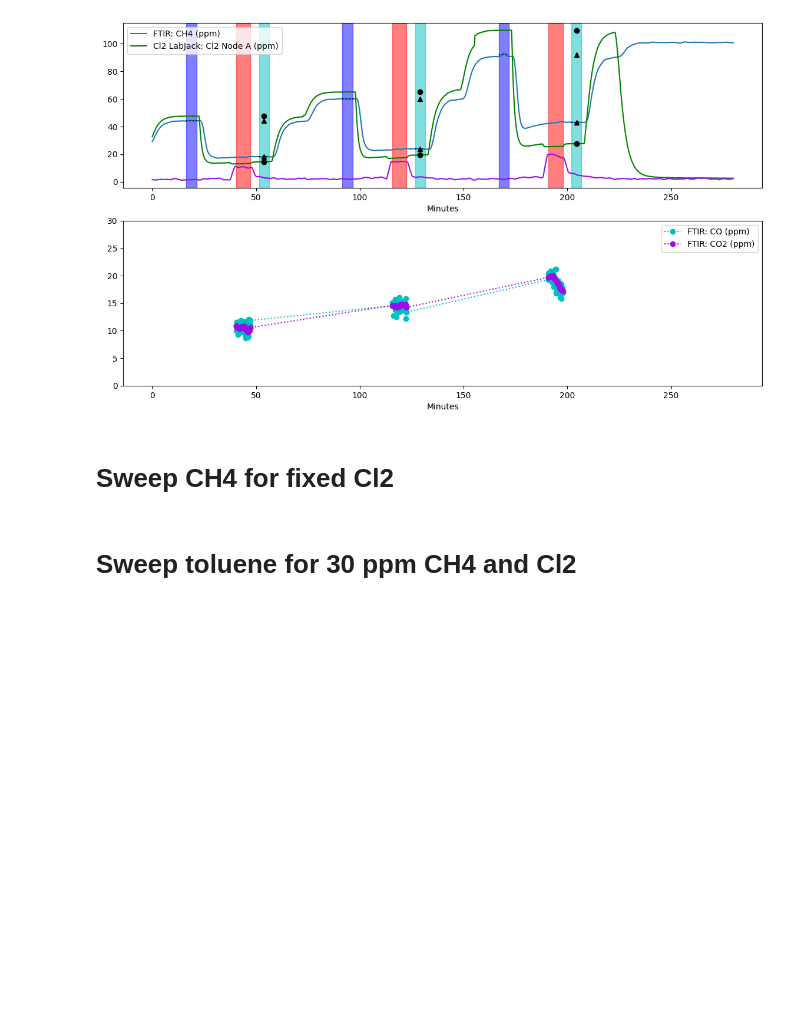
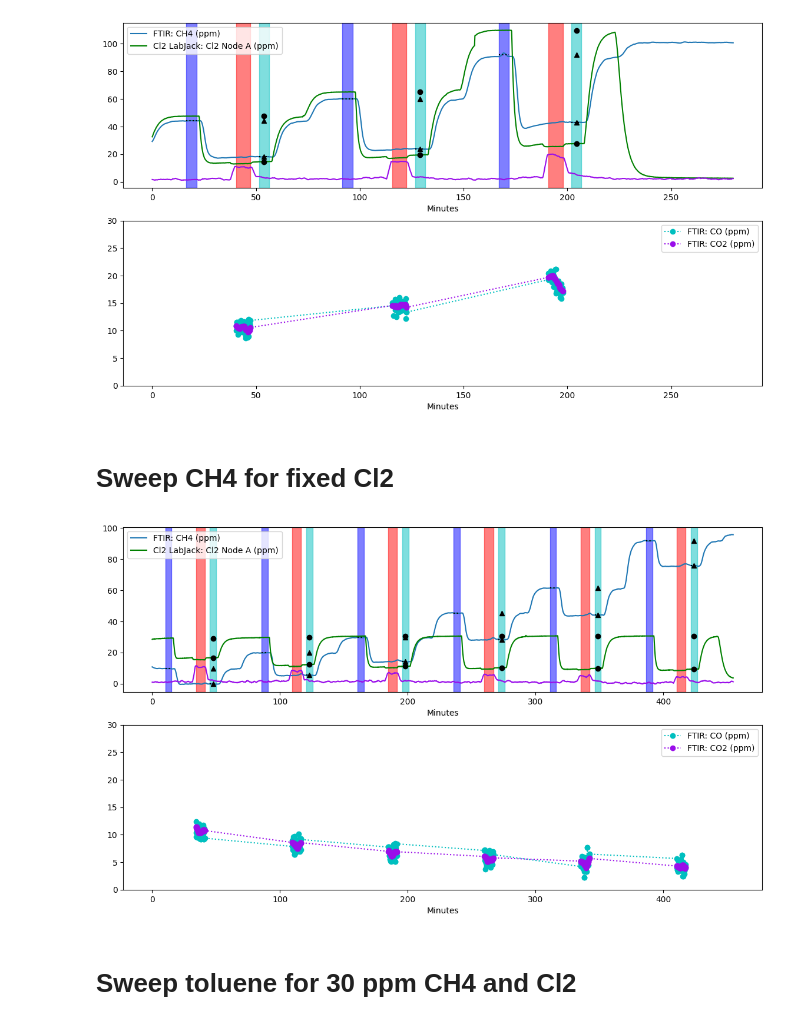
Before and after one commit to richardsrandall/Fall-2024-Cl2, a Jupyter notebook: 09-29 Cl2 Campaign Redo 1/09-29_process_cl2_data.ipynb, the cells around one changed output. Saved outputs shown, nothing was run; the diff lists cells and outputs as text; code cells hidden in the pictures; blank space fills up the shorter version.

```diff
--- a/09-29 Cl2 Campaign Redo 1/09-29_process_cl2_data.ipynb
+++ b/09-29 Cl2 Campaign Redo 1/09-29_process_cl2_data.ipynb
@@ -184,5 +184,42 @@ pass
 [figure]
 # %% [markdown]
 <h1>Sweep CH4 for fixed Cl2</h1>
+# %%
+importlib.reload(process_cl2)
+current_experiment = '09-30-24 Sweep CH4 (10-90 ppm)'
+rf.dump_experiment(current_experiment)
+data[current_experiment]['Cl2 LabJack: Cl2 Node A (ppm)'] =  calibrate_cl2(data[current_experiment]['Cl2 LabJack: Cl2 Node A (mV)'])
+
+# Prep the plot region
+(fig, axs) = plt.subplots(nrows=2,figsize=(14,8),sharex=True)
+
+# Process the bypass periods
+rf.set_tags('UV_distance_conv=50')
+rf.isolate_bypass_periods(current_experiment)
+# Process the CH4
+rf.set_setup_values(which_field='FTIR: CH4 (ppm)')
+rf.autofind_removal(current_experiment,start_time=0,end_time=570,correct_drift=False)
+rf.plot_baseline_and_samples(current_experiment,which_field='FTIR: CH4 (ppm)',color='C0',ax=axs[0],marker='^',do_shading=True)
+# Get the Cl2 data
+rf.set_setup_values(which_field='Cl2 LabJack: Cl2 Node A (ppm)')
+rf.autofind_removal(current_experiment,start_time=0,end_time=570,correct_drift=False)
+rf.plot_baseline_and_samples(current_experiment,which_field='Cl2 LabJack: Cl2 Node A (ppm)',color='g',marker='o',ax=axs[0],do_shading=False)
+axs[0].plot(data[current_experiment]['Minutes'],data[current_experiment]['FTIR: CO2 (ppm)'],color='xkcd:violet')
+
+#print(rf.translate_tags("UV_distance_conv=50; dummy='whatever'")['UV_distance_conv'])
+
+# Throw in a plot of some of the bypass values
+rf.plot_fields_during_bypass(current_experiment,
+                                  ['FTIR: CO (ppm)','FTIR: CO2 (ppm)'],
+                                  ['c','xkcd:violet'],
+                                  ':','o',
+                                  axs[1])
+axs[1].set_ylim(0,30)
+axs[1].xaxis.set_tick_params(labelbottom=True)
+axs[1].set_xlabel("Minutes")
+
+pass
+# %% [output]
+[figure, added]
 # %% [markdown]
 <h1>Sweep toluene for 30 ppm CH4 and Cl2</h1>
```
Also changed, not shown: parts of 5 cells of this notebook, 4 other files.
